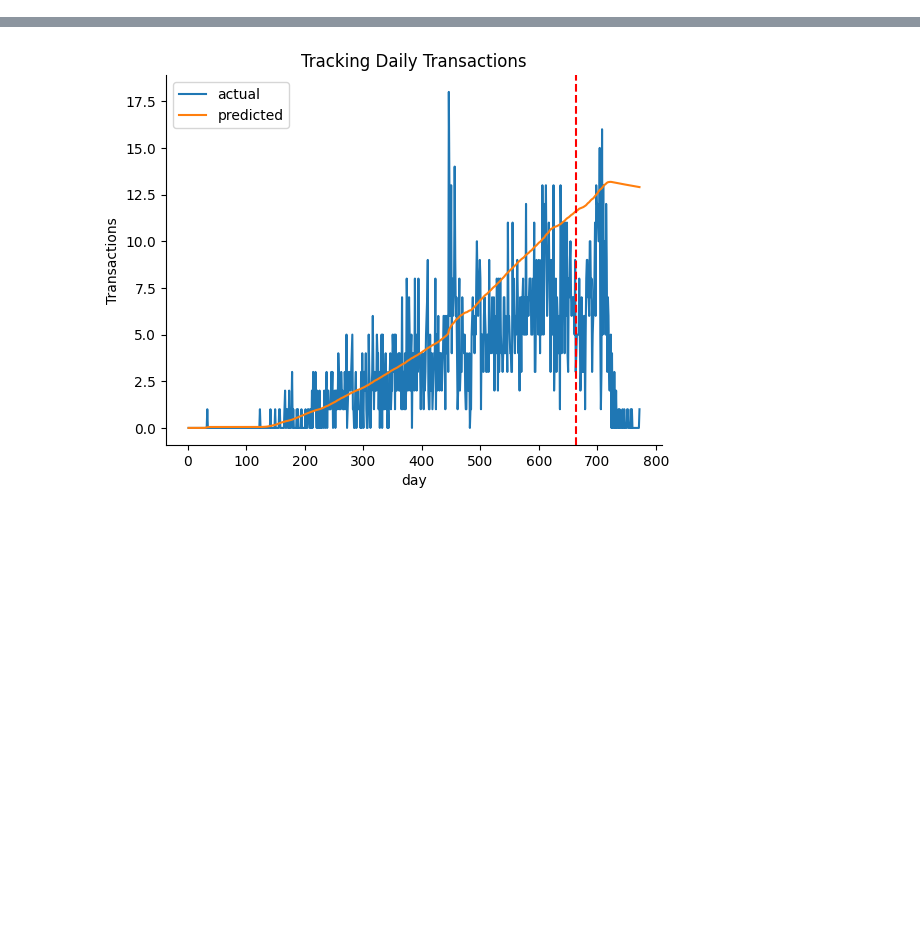
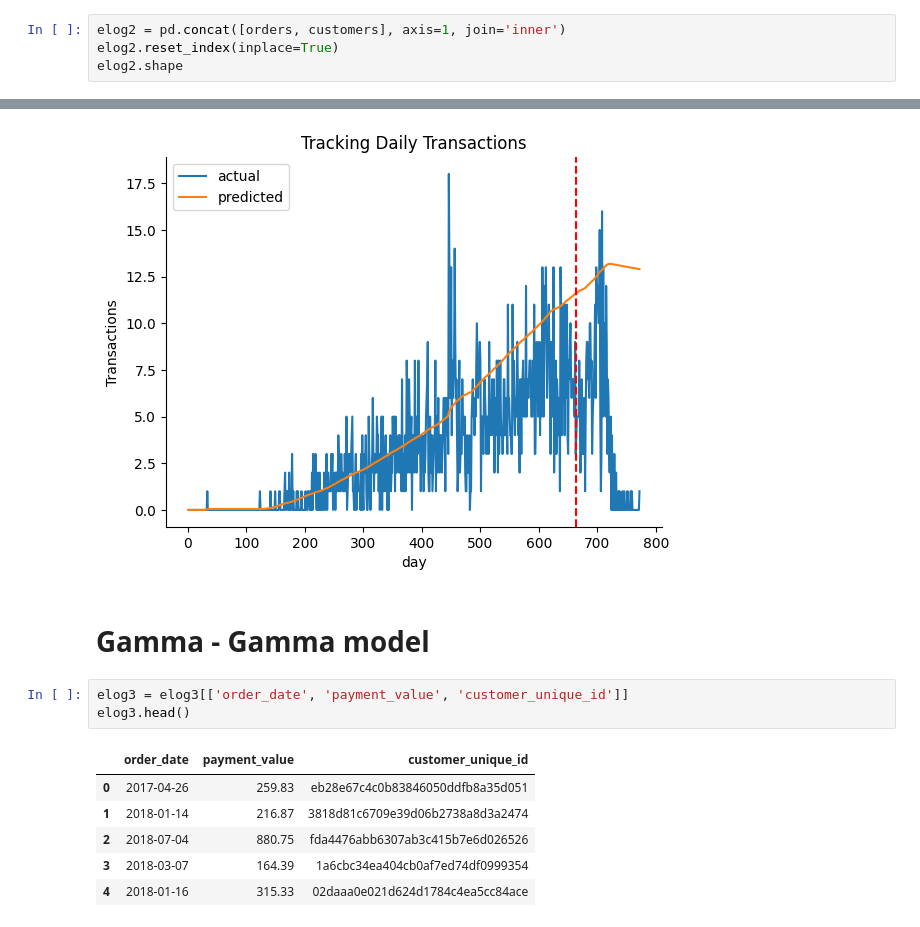
Before and after one commit to nghiale0811/CLV, a Jupyter notebook: ecommerce_ltv.ipynb, the cells around one changed output, grey strips where cells are left out. Drawn from its saved outputs; the diff is of its cells as text; blank space fills up the shorter version.

```diff
--- a/ecommerce_ltv.ipynb
+++ b/ecommerce_ltv.ipynb
@@ -124,0 +113,4 @@ memory usage: 1.5+ MB
+# %%
+elog2 = pd.concat([orders, customers], axis=1, join='inner')
+elog2.reset_index(inplace=True)
+elog2.shape
@@ -236,3 +255,15 @@ sns.despine()
 CPU times: user 4.78 s, sys: 56.4 ms, total: 4.84 s
 Wall time: 6.44 s
 [figure]
+# %% [markdown]
+# Gamma - Gamma model
+# %%
+elog3 = elog3[['order_date', 'payment_value', 'customer_unique_id']]
+elog3.head()
+# %% [output]
+|  | order_date | payment_value | customer_unique_id |
+| 0 | 2017-04-26 | 259.83 | eb28e67c4c0b83846050ddfb8a35d051 |
+| 1 | 2018-01-14 | 216.87 | 3818d81c6709e39d06b2738a8d3a2474 |
+| 2 | 2018-07-04 | 880.75 | fda4476abb6307ab3c415b7e6d026526 |
+| 3 | 2018-03-07 | 164.39 | 1a6cbc34ea404cb0af7ed74df0999354 |
+| 4 | 2018-01-16 | 315.33 | 02daaa0e021d624d1784c4ea5cc84ace |
```
Also changed, not shown: parts of 11 cells of this notebook.
